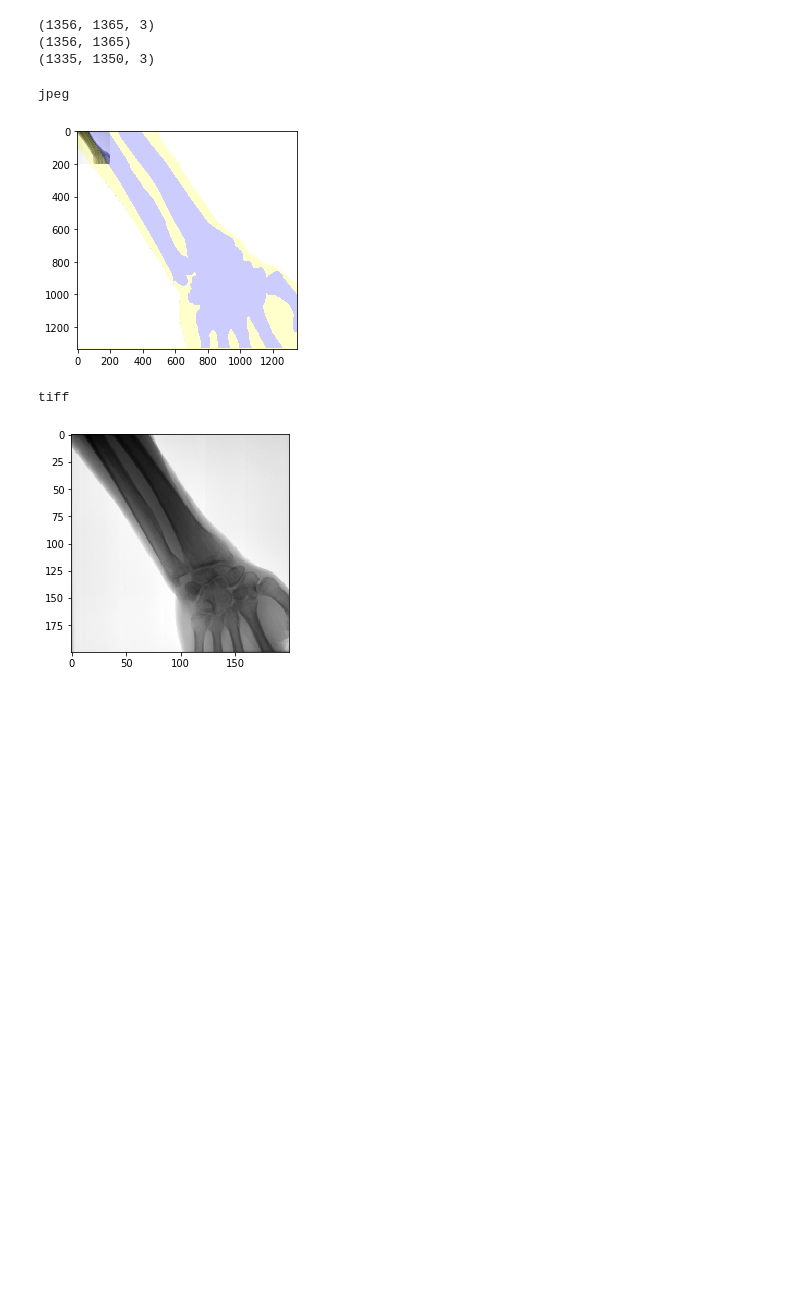
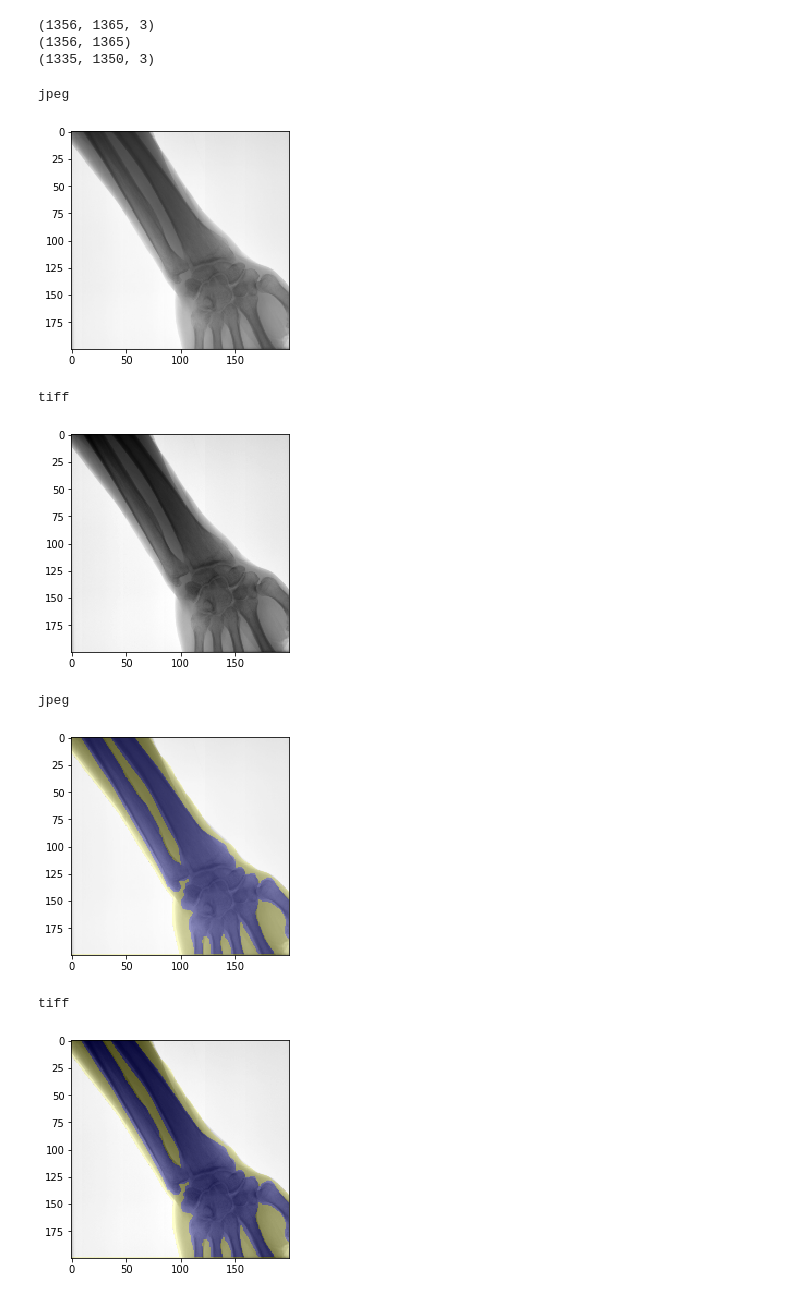
Before and after one commit to JosephPB/proyectito, a Jupyter notebook: Utilities/Tiff_vs_jpeg/tiff_vs_jpeg.ipynb, the cells around one changed output. Saved outputs shown, nothing was run; the diff lists cells and outputs as text; code cells hidden in the pictures; blank space fills up the shorter version.

```diff
--- a/Utilities/Tiff_vs_jpeg/tiff_vs_jpeg.ipynb
+++ b/Utilities/Tiff_vs_jpeg/tiff_vs_jpeg.ipynb
@@ -6,5 +8,6 @@ import cv2
 # %%
-tiff_file = rasterio.open("wrist_nc.tif")
+tiff_file = rasterio.open("Wrist_nc.tif")
 tiff_image = tiff_file.read(1)
 jpeg_image = cv2.imread("Wrist_nc.jpg")
 label_image = cv2.imread("Wrist_label.jpg")
+print(tiff_image)
@@ -35,17 +46,31 @@ print(label_image.shape)
 #resize
 jpeg_resized = cv2.resize(jpeg_image, (200,200))
 tiff_resized = cv2.resize(tiff_image, (200,200))
-label_resized = cv2.resize(label_)
+label_resized = cv2.resize(label_image, (200,200))
 # %%
 print("jpeg")
 plt.imshow(jpeg_resized, cmap = 'gray')
-plt.imshow(label_image, alpha=0.2)
 plt.show()
 print("tiff")
 plt.imshow(tiff_resized, cmap = 'gray')
 plt.show()
+
+print("jpeg")
+
+plt.imshow(jpeg_resized, cmap = 'gray')
+plt.imshow(label_resized, alpha=0.2)
+plt.show()
+print("tiff")
+plt.imshow(tiff_resized, cmap = 'gray')
+plt.imshow(label_resized, alpha=0.2)
+
+plt.show()
 # %% [output]
 jpeg
-[figure, old version]
+[figure, new version]
 tiff
 [figure]
+jpeg
+[figure, added]
+tiff
+[figure, added]
```
Also changed, not shown: parts of 4 cells of this notebook.
